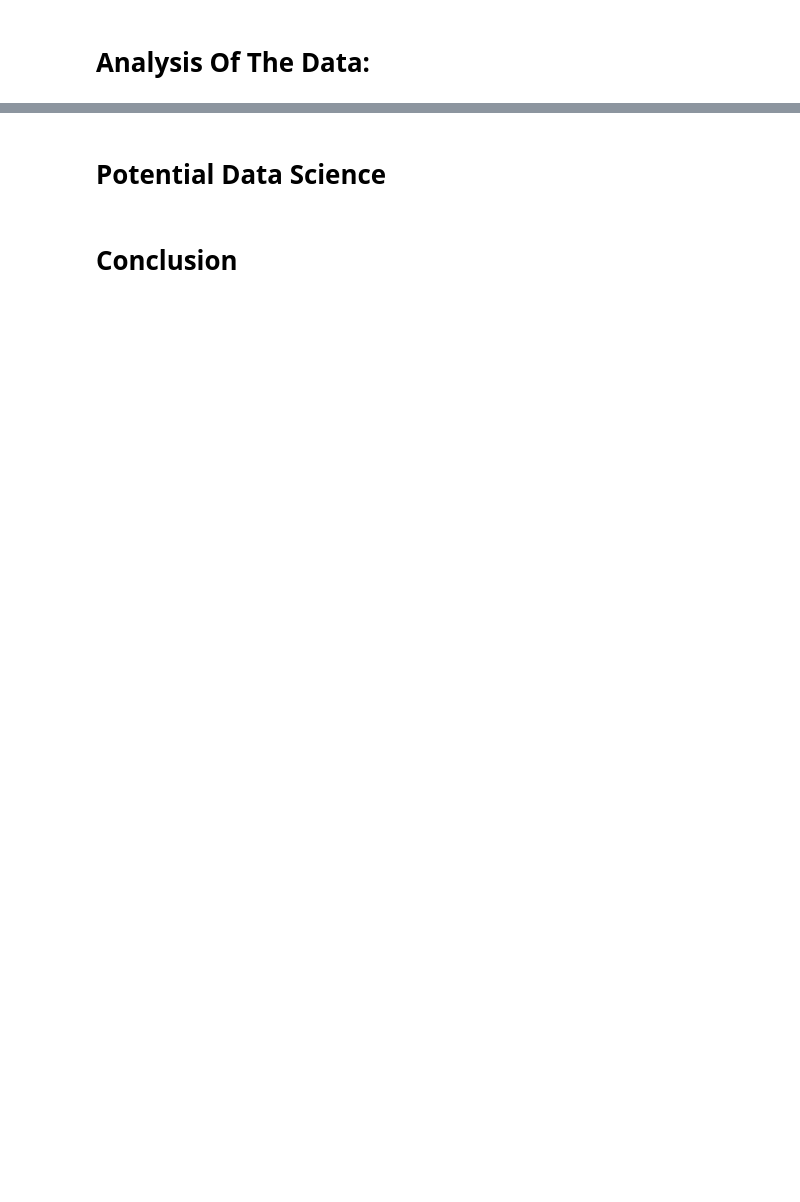
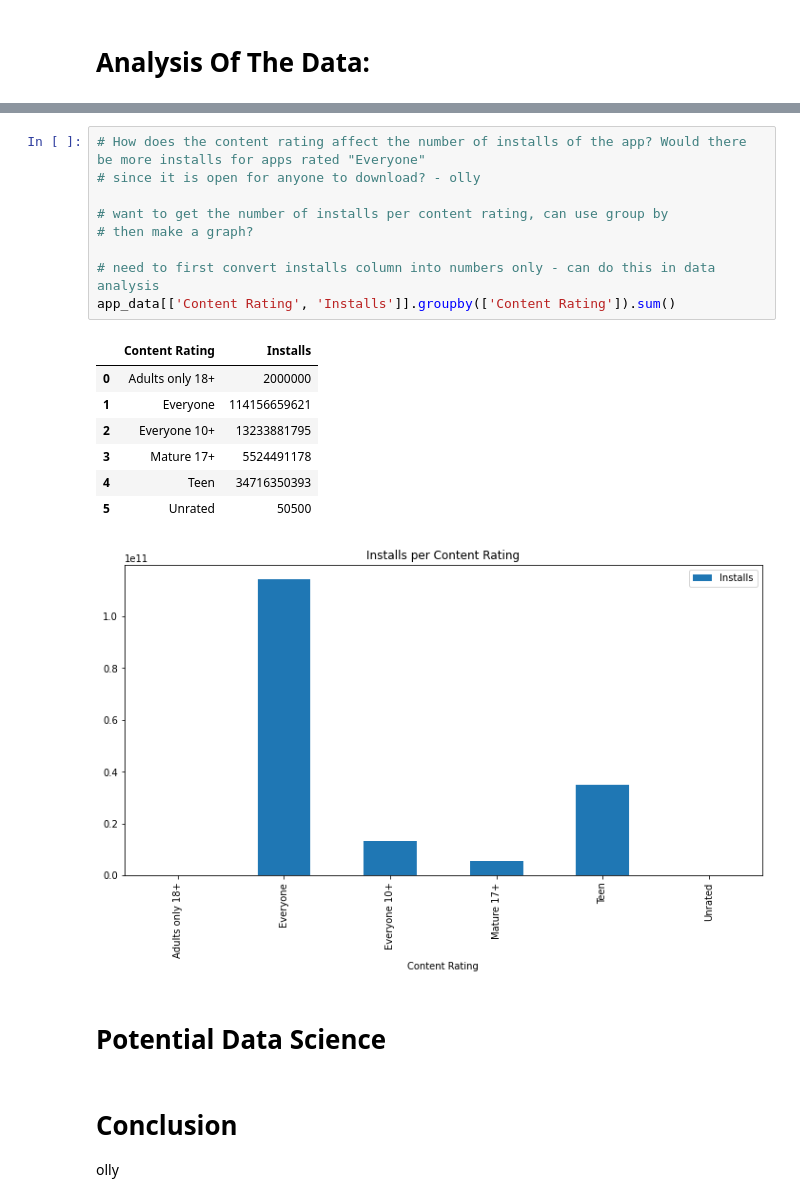
Before and after one commit to Axxaan/Analysis-of-Google-Play-Store-Dataset, a Jupyter notebook: techreport.ipynb, the cells around one changed output, grey strips where cells are left out. Drawn from its saved outputs; the diff is of its cells as text; blank space fills up the shorter version.

```diff
--- a/techreport.ipynb
+++ b/techreport.ipynb
@@ -19,7 +100,26 @@
+# %%
+# How does the content rating affect the number of installs of the app? Would there be more installs for apps rated "Everyone"
+# since it is open for anyone to download? - olly
+
+# want to get the number of installs per content rating, can use group by
+# then make a graph?
+
+# need to first convert installs column into numbers only - can do this in data analysis
+app_data[['Content Rating', 'Installs']].groupby(['Content Rating']).sum()
+# %% [output]
+|  | Content Rating | Installs |
+| 0 | Adults only 18+ | 2000000 |
+| 1 | Everyone | 114156659621 |
+| 2 | Everyone 10+ | 13233881795 |
+| 3 | Mature 17+ | 5524491178 |
+| 4 | Teen | 34716350393 |
+| 5 | Unrated | 50500 |
+[figure, added]
 # %% [markdown]
 # Potential Data Science
 # %% [markdown]
 # Conclusion
+olly
 # %% [markdown]
 <a style='text-decoration:none;line-height:16px;display:flex;color:#5B5B62;padding:10px;justify-content:end;' href='https://deepnote.com?utm_source=created-in-deepnote-cell&projectId=0264070f-b165-4856-b142-ba0d75822d5e' target="_blank">
 <img alt='Created in deepnote.com' style='display:inline;max-height:16px;margin:0px;margin-right:7.5px;' src='embedded-picture-1' > </img>
```
Also changed, not shown: parts of 9 cells of this notebook, 3 other files.
